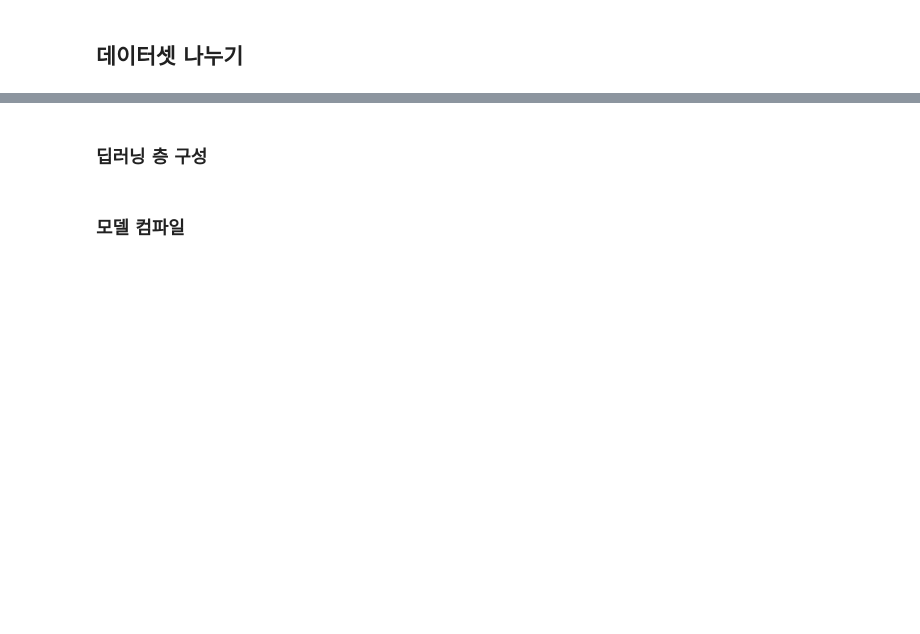
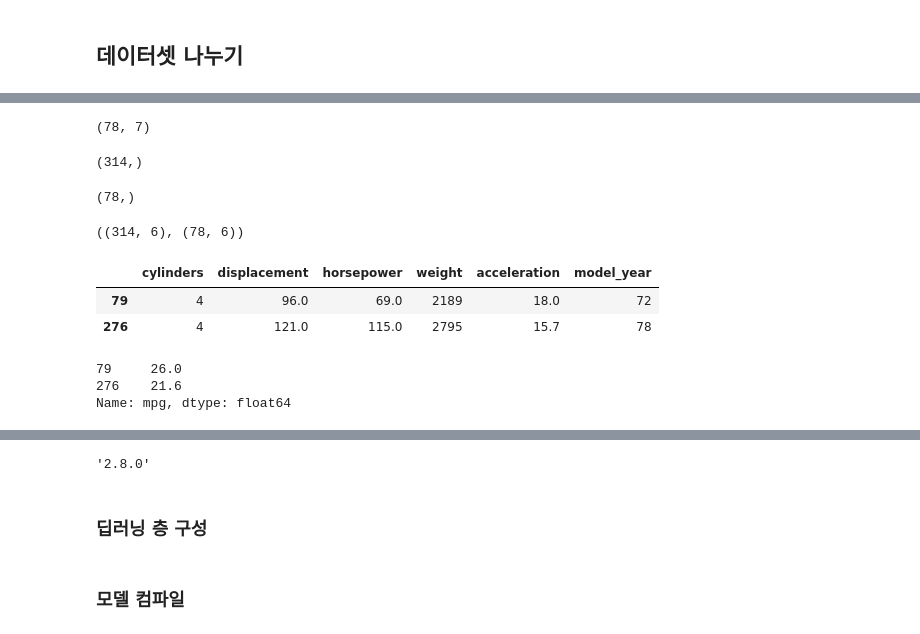
Before and after one commit to prrrosy/Data_Science, a Jupyter notebook: 6. 텐서플로를 통한 자동차 연비 데이터 예측-input.ipynb, the cells around one changed output, grey strips where cells are left out. Saved outputs shown, nothing was run; the diff lists cells and outputs as text; code cells hidden in the pictures; blank space fills up the shorter version.

```diff
--- a/6. 텐서플로를 통한 자동차 연비 데이터 예측-input.ipynb
+++ b/6. 텐서플로를 통한 자동차 연비 데이터 예측-input.ipynb
@@ -36,8 +77,38 @@
+# %%
+test_dataset = df.drop(train_dataset.index)
+test_dataset.shape
+# %% [output]
+(78, 7)
 # %%
 # train_dataset, test_dataset 에서 label(정답) 값을 꺼내 label 을 따로 생성합니다.
 # 문제에서 정답을 분리하는 과정입니다.
 # train_labels : train_dataset(예: 기출문제) 에서 정답을 꺼내서 분리합니다.
 # test_labels : test_labels(예: 실전문제) 에서 정답을 꺼내서 분리합니다.
+train_lables = train_dataset.pop("mpg")
+train_lables.shape
+# %% [output]
+(314,)
+# %%
+test_lables = test_dataset.pop("mpg")
+test_lables.shape
+# %% [output]
+(78,)
+# %%
+train_dataset.shape, test_dataset.shape
+# %% [output]
+((314, 6), (78, 6))
+# %%
+train_dataset.head(2)
+# %% [output]
+|  | cylinders | displacement | horsepower | weight | acceleration | model_year |
+| 79 | 4 | 96.0 | 69.0 | 2189 | 18.0 | 72 |
+| 276 | 4 | 121.0 | 115.0 | 2795 | 15.7 | 78 |
+# %%
+train_lables.head(2)
+# %% [output]
+79     26.0
+276    21.6
+Name: mpg, dtype: float64
 # %% [markdown]
 ## 딥러닝 모델 만들기
 <img src="https://cs231n.github.io/assets/nn1/neural_net.jpeg" width="30%"> <img src="https://cs231n.github.io/assets/nn1/neural_net2.jpeg" width="40%">
@@ -48,5 +119,9 @@
 * 출력 층은 하나의 연속적인 값을 반환합니다.
 # %%
 # tensorflow 를 불러옵니다.
+import tensorflow as tf
+tf.__version__
+# %% [output]
+'2.8.0'
 # %% [markdown]
 ### 딥러닝 층 구성
```
Also changed, not shown: parts of 14 cells of this notebook.
